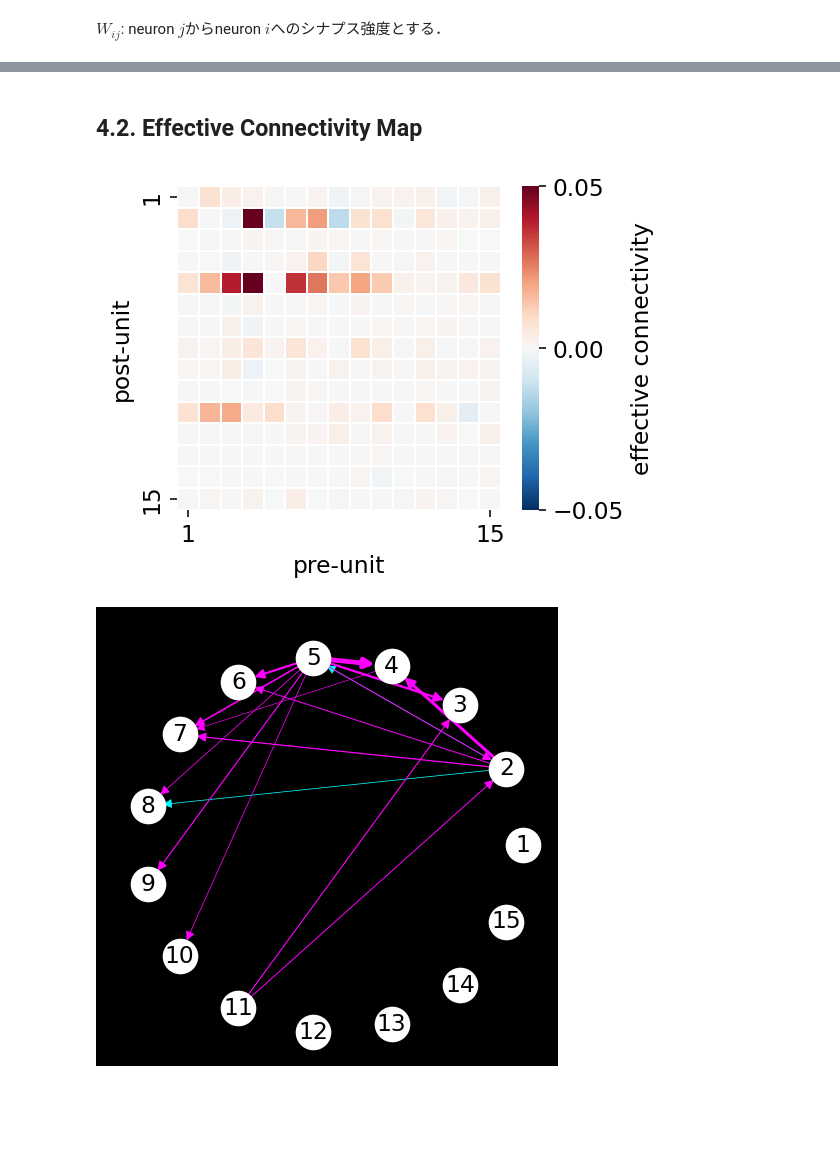
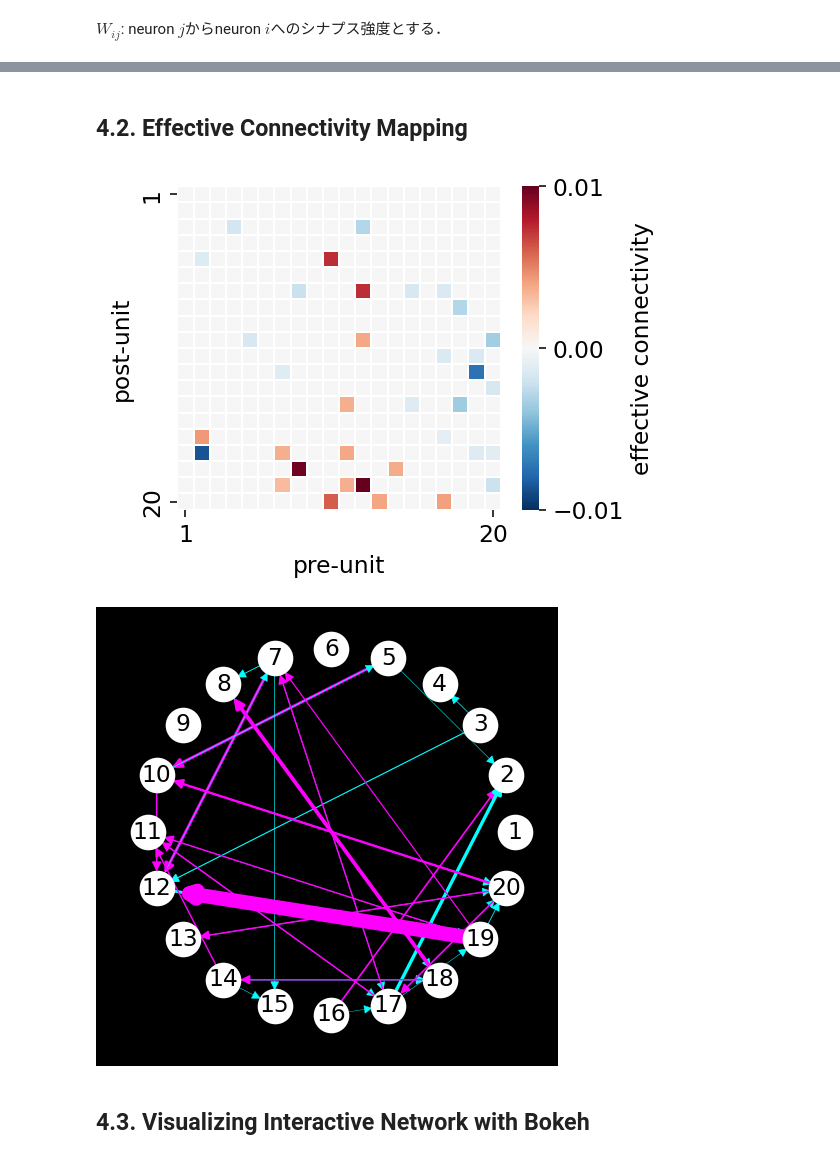
Before and after one commit to tk-neuron/meabook, a Jupyter notebook: _sources/1_spikes/04_cross_correlation.ipynb, the cells around one changed output, grey strips where cells are left out. Drawn from its saved outputs; the diff is of its cells as text; code cells hidden in the pictures; blank space fills up the shorter version.

```diff
--- a/_sources/1_spikes/04_cross_correlation.ipynb
+++ b/_sources/1_spikes/04_cross_correlation.ipynb
@@ -92,27 +121,20 @@ plt.show()
 # %% [markdown]
-## 4.2. Effective Connectivity Map
+## 4.2. Effective Connectivity Mapping
 # %%
 import itertools
 import seaborn as sns
 import networkx as nx
 # %%
-def estimate_connectivity(df, neuron_i, neuron_j, start=1, end=5, window=50., nbins=100):
-    spike_times_i = df.query(f'neuron=={neuron_i}').spiketime.values
-    spike_times_j = df.query(f'neuron=={neuron_j}').spiketime.values
-    t_sp = spiketime_relative(spike_times_i, spike_times_j)
-
-    hist, edges = np.histogram(t_sp, bins=np.linspace(-window, window, nbins))
-    hist_g = gaussian_filter(hist, sigma=[10])
+def estimate_connectivity(spike_times_i, spike_times_j, start=1, end=5, window=50., nbins=100):
+    hist, edges = cross_correlogram(spike_times_i, spike_times_j, window, nbins)
+    hist_g = gaussian_filter(hist, sigma=[5])
     hist_sub = hist - hist_g
 
     w_ij = np.sum(hist_sub[nbins // 2 + start : nbins // 2 + end]) / len(spike_times_j)
     w_ji = np.sum(hist_sub[nbins // 2 - end : nbins // 2 - start]) / len(spike_times_i)
     return w_ij, w_ji
 # %%
-df_ = df.copy()
-df_.neuron = df_.neuron - 1  # change neuron idx so it starts from 0 (that way it's easier for weight matrix)
-
-neurons = set(df_.neuron)
+neurons = set(df.unit)
 n_neurons = len(neurons)
 w = np.zeros((n_neurons, n_neurons))
 
@@ -120,26 +142,35 @@ for (i, j) in itertools.combinations(neurons, 2):
     if i == j:
         continue
     else:
-        w_ij, w_ji = estimate_connectivity(df=df_, neuron_i=i, neuron_j=j)
+        spike_times_i = df.query(f'unit=={i}').spiketime.values
+        spike_times_j = df.query(f'unit=={j}').spiketime.values
+        w_ij, w_ji = estimate_connectivity(spike_times_i, spike_times_j)
         w[i, j] = w_ij
         w[j, i] = w_ji
 # %%
 fig, ax = plt.subplots(figsize=(4, 3))
 
-sns.heatmap(w, vmax=0.05, vmin=-0.05, center=0, ax=ax, cmap=plt.get_cmap('RdBu_r'),
-            linewidths=1.0, cbar_kws=dict(ticks=[0.05, 0, -0.05], label='effective connectivity'))
+w_ = np.zeros_like(w)
 
-ax.set_xticks([0.5, 14.5])
-ax.set_yticks([0.5, 14.5])
-ax.set_xticklabels([1, 15])
-ax.set_yticklabels([1, 15])
+thre_exc = 0.003
+thre_inh = 0.001
+w_[w > thre_exc] = w[w > thre_exc]
+w_[w < -thre_inh] = w[w < -thre_inh]
+
+sns.heatmap(w_, vmax=0.01, vmin=-0.01, center=0, ax=ax, cmap=plt.get_cmap('RdBu_r'),
+            linewidths=1.0, cbar_kws=dict(ticks=[0.01, 0, -0.01], label='effective connectivity'))
+
+ax.set_xticks([0.5, 19.5])
+ax.set_yticks([0.5, 19.5])
+ax.set_xticklabels([1, 20])
+ax.set_yticklabels([1, 20])
 
 ax.set_xlabel('pre-unit')
 ax.set_ylabel('post-unit')
 ax.set_aspect('equal')
 plt.show()
 # %% [output]
-[figure, old version]
+[figure, new version]
 # %%
 G = nx.DiGraph()
 
@@ -149,20 +180,22 @@ for neuron in neurons:
 for i in range(w.shape[0]):
     for j in range(w.shape[1]):
         w_ij = w[i, j]
-        if w_ij > 0.01:
+        if w_ij > thre_exc:
             G.add_edge(i + 1, j + 1, weight=w_ij, color='magenta')  # exc
-        elif w_ij < -0.01:
+        elif w_ij < -thre_inh:
             G.add_edge(i + 1, j + 1, weight=w_ij, color='cyan')  # inh
 # %%
 edges = G.edges()
 edge_color = [G[u][v]['color'] for u, v in edges]
-edge_width = [G[u][v]['weight'] * 30 for u, v in edges]
+edge_width = [G[u][v]['weight'] * 200 for u, v in edges]
 
 fig, ax = plt.subplots(figsize=(4, 4))
 nx.draw(G, pos=nx.circular_layout(G), with_labels=True, node_color='w', font_color='k',
         edge_color=edge_color, width=edge_width, arrows=True, arrowsize=10)
 
 fig.set_facecolor('k')
 plt.show()
 # %% [output]
-[figure, old version]
+[figure, new version]
+# %% [markdown]
+## 4.3. Visualizing Interactive Network with Bokeh
```
Also changed, not shown: parts of 9 cells of this notebook, 6 other files.
